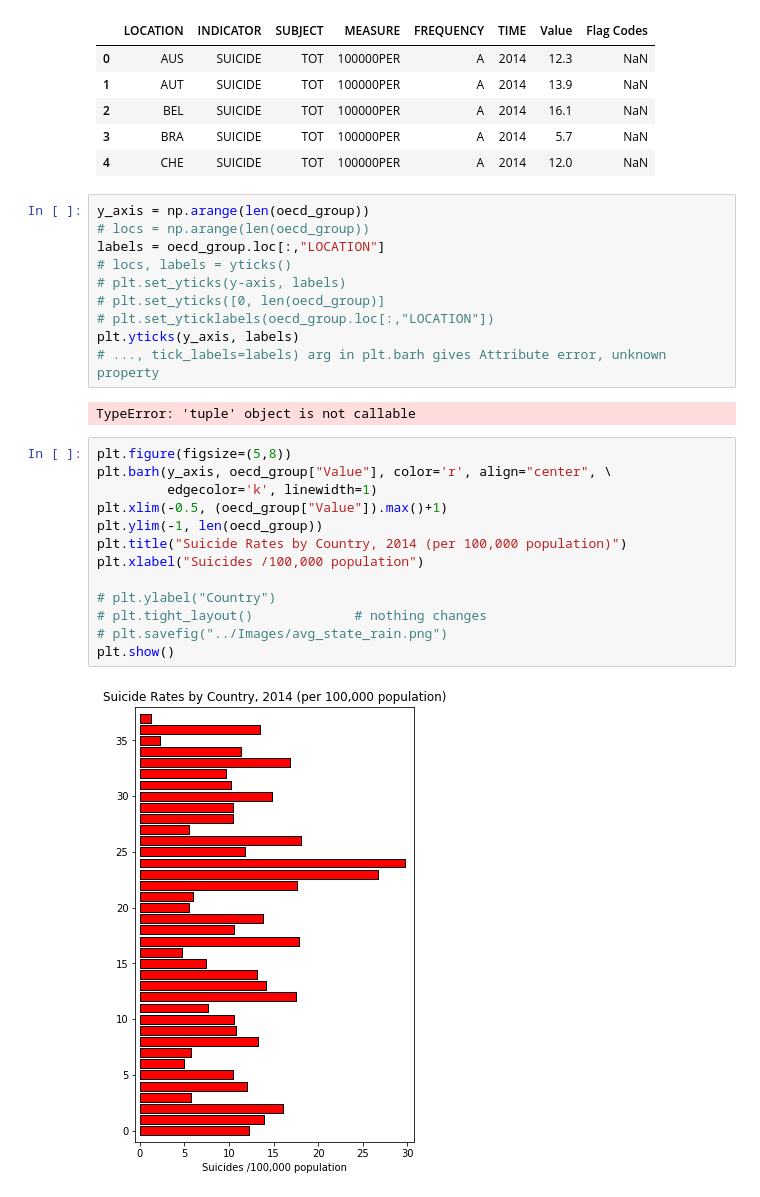
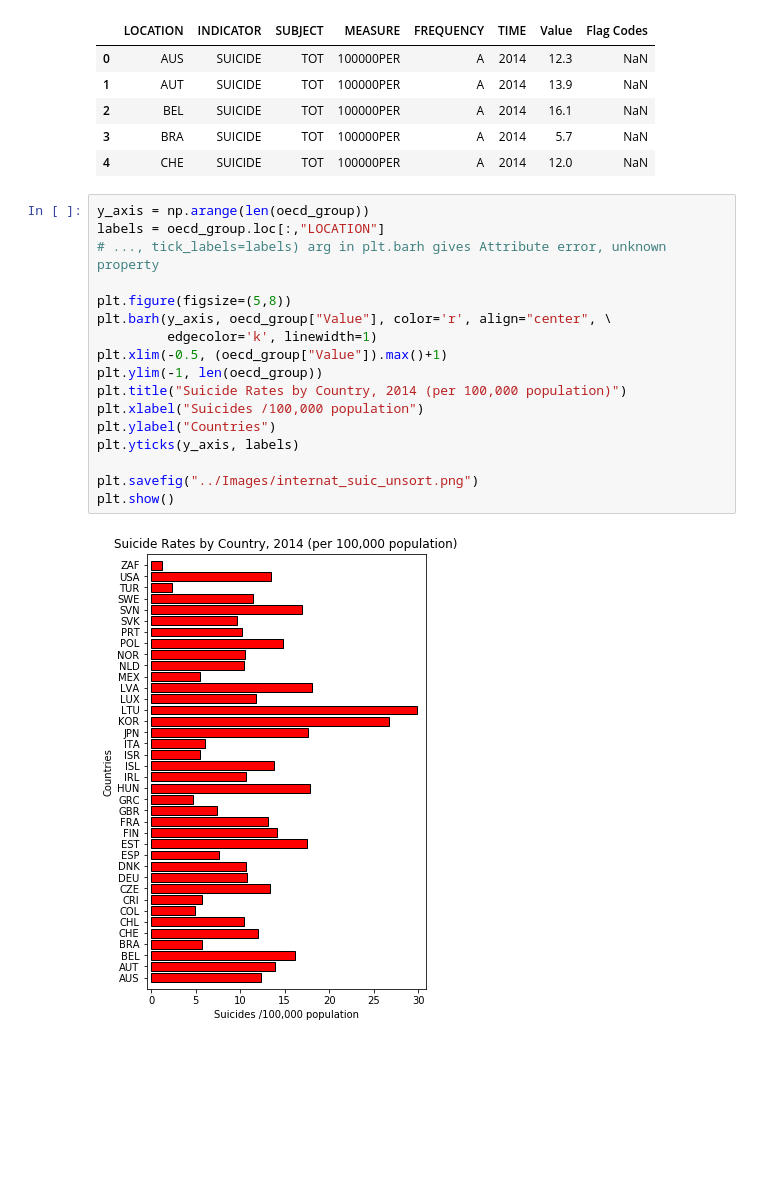
Before and after one commit to aeclaman/Project1, a Jupyter notebook: notebooks/murphdata.ipynb, the cells around one changed output. Drawn from its saved outputs; the diff is of its cells as text; blank space fills up the shorter version.

Commit message:
image internat_suic_unsort

```diff
--- a/notebooks/murphdata.ipynb
+++ b/notebooks/murphdata.ipynb
@@ -29,33 +29,25 @@ oecd_group.head()
 | 2 | BEL | SUICIDE | TOT | 100000PER | A | 2014 | 16.1 | NaN |
 | 3 | BRA | SUICIDE | TOT | 100000PER | A | 2014 | 5.7 | NaN |
 | 4 | CHE | SUICIDE | TOT | 100000PER | A | 2014 | 12.0 | NaN |
-# %%
-y_axis = np.arange(len(oecd_group))
-# locs = np.arange(len(oecd_group))
-labels = oecd_group.loc[:,"LOCATION"]
-# locs, labels = yticks()
-# plt.set_yticks(y-axis, labels)
-# plt.set_yticks([0, len(oecd_group)]
-# plt.set_yticklabels(oecd_group.loc[:,"LOCATION"])
-plt.yticks(y_axis, labels)
-# ..., tick_labels=labels) arg in plt.barh gives Attribute error, unknown property
-# %% [output]
-TypeError: 'tuple' object is not callable
 # %%
+y_axis = np.arange(len(oecd_group))
+labels = oecd_group.loc[:,"LOCATION"]
+# ..., tick_labels=labels) arg in plt.barh gives Attribute error, unknown property
+
 plt.figure(figsize=(5,8))
 plt.barh(y_axis, oecd_group["Value"], color='r', align="center", \
          edgecolor='k', linewidth=1)
 plt.xlim(-0.5, (oecd_group["Value"]).max()+1)
 plt.ylim(-1, len(oecd_group))
 plt.title("Suicide Rates by Country, 2014 (per 100,000 population)")
 plt.xlabel("Suicides /100,000 population")
+plt.ylabel("Countries")
+plt.yticks(y_axis, labels)
 
-# plt.ylabel("Country")
-# plt.tight_layout()             # nothing changes
-# plt.savefig("../Images/avg_state_rain.png")
+plt.savefig("../Images/internat_suic_unsort.png")
 plt.show()
 # %% [output]
-[figure, old version]
+[figure, new version]
 # %%
 pathB = os.path.join("..", "data", "MaybeData", "International", "master.csv")
 who_data = pd.read_csv(pathB)
```
Also changed, not shown: parts of 3 cells of this notebook, 2 other files.
